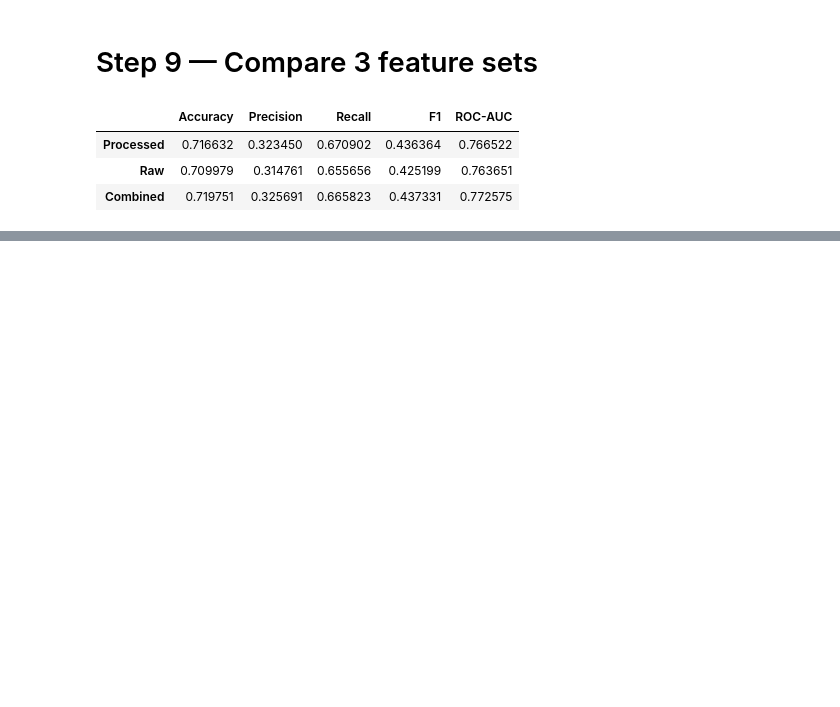
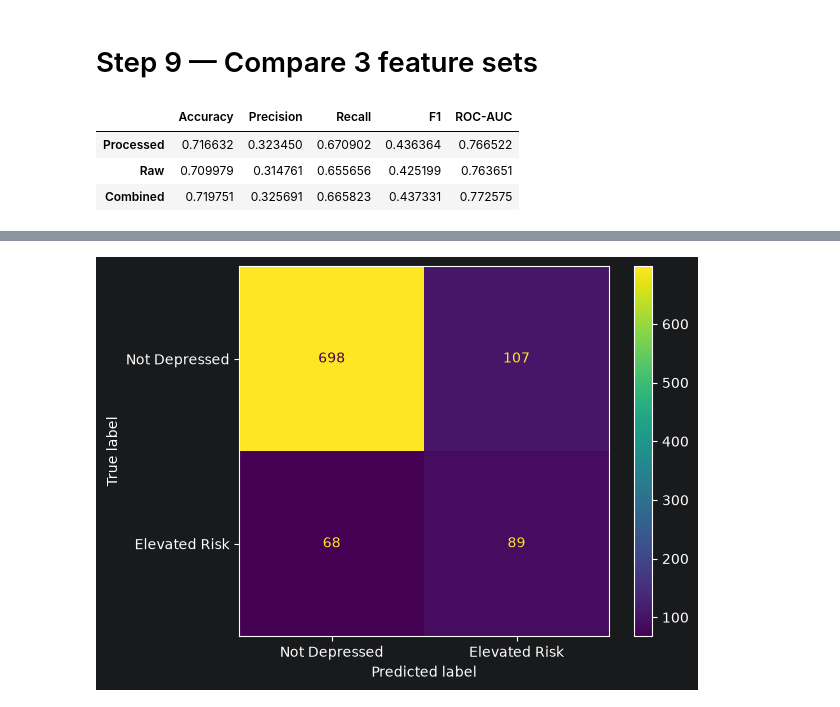
Before and after one commit to Muzammil-Ansari-17/Depression_Risk_Prediction, a Jupyter notebook: DRP.ipynb, the cells around one changed output, grey strips where cells are left out. Saved outputs shown, nothing was run; the diff lists cells and outputs as text; code cells hidden in the pictures; blank space fills up the shorter version.

Commit message:
Complete the model building

```diff
--- a/DRP.ipynb
+++ b/DRP.ipynb
@@ -650,0 +1460,13 @@ models = {
+# %%
+final_model = Pipeline([
+    ('preprocessor', prep_final),
+    ('classifier', LogisticRegression(
+        C=0.001,
+        class_weight={0: 1, 1: 4},
+        solver='lbfgs',
+        max_iter=2000,
+        random_state=42
+    ))
+])
+# %%
+final_model.fit(X_dev, y_dev)
@@ -650,0 +1489,8 @@ models = {
+# %%
+holdout_prob = final_model.predict_proba(X_holdout)[:, 1]
+# %%
+FINAL_THRESHOLD = 0.51
+
+holdout_pred = (
+    holdout_prob >= FINAL_THRESHOLD
+).astype(int)
@@ -650,0 +1523,10 @@ models = {
+# %%
+ConfusionMatrixDisplay.from_predictions(
+    y_holdout,
+    holdout_pred,
+    display_labels=['Not Depressed', 'Elevated Risk']
+)
+
+plt.show()
+# %% [output]
+[figure, added]
```
Also changed, not shown: parts of 67 cells of this notebook.
